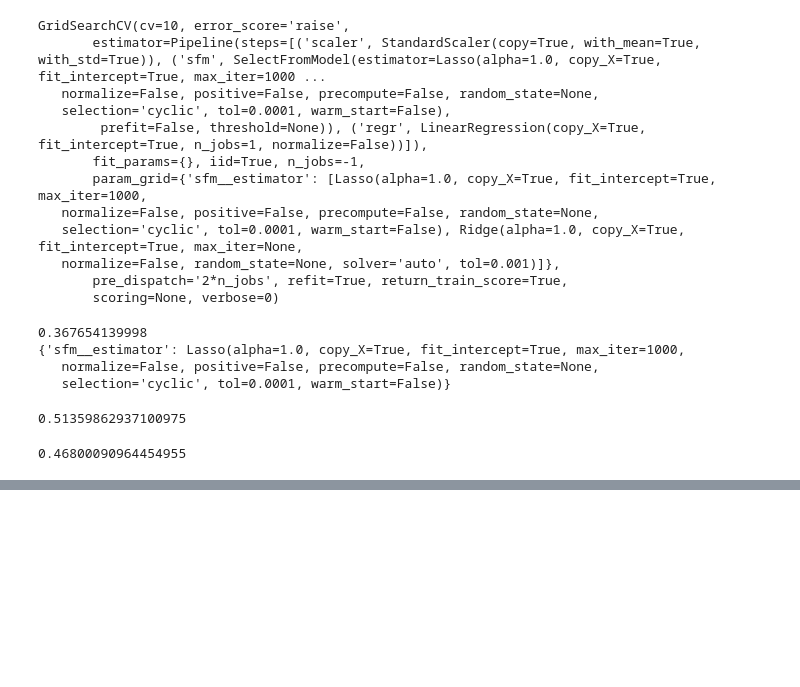
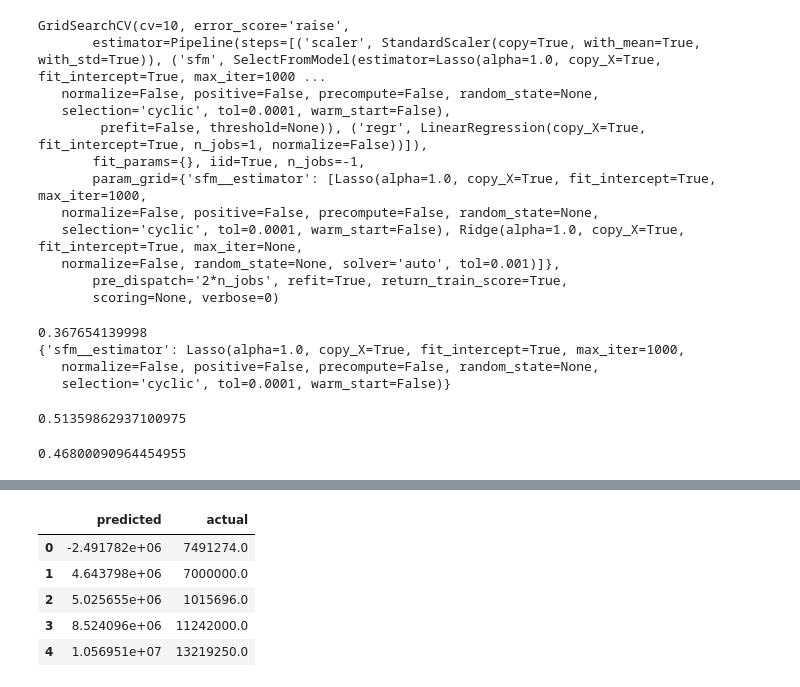
Before and after one commit to michaelkim9/nba_predictor_project_dsi, a Jupyter notebook: Part_4_predictive_model.ipynb, the cells around one changed output, grey strips where cells are left out. Cells and saved outputs as stored; diff of their text form; code cells hidden in the pictures; blank space fills up the shorter version.

```diff
--- a/Part_4_predictive_model.ipynb
+++ b/Part_4_predictive_model.ipynb
@@ -1224,0 +1233,11 @@ results_df_2
+# %%
+residuals = list(zip(linear_test_preds,y_test))
+residuals_df = pd.DataFrame(residuals, columns=['predicted','actual'])
+residuals_df['residual'] =
+# %% [output]
+|  | predicted | actual |
+| 0 | -2.491782e+06 | 7491274.0 |
+| 1 | 4.643798e+06 | 7000000.0 |
+| 2 | 5.025655e+06 | 1015696.0 |
+| 3 | 8.524096e+06 | 11242000.0 |
+| 4 | 1.056951e+07 | 13219250.0 |
```
Also changed, not shown: parts of 4 cells of this notebook, 5 other files.
